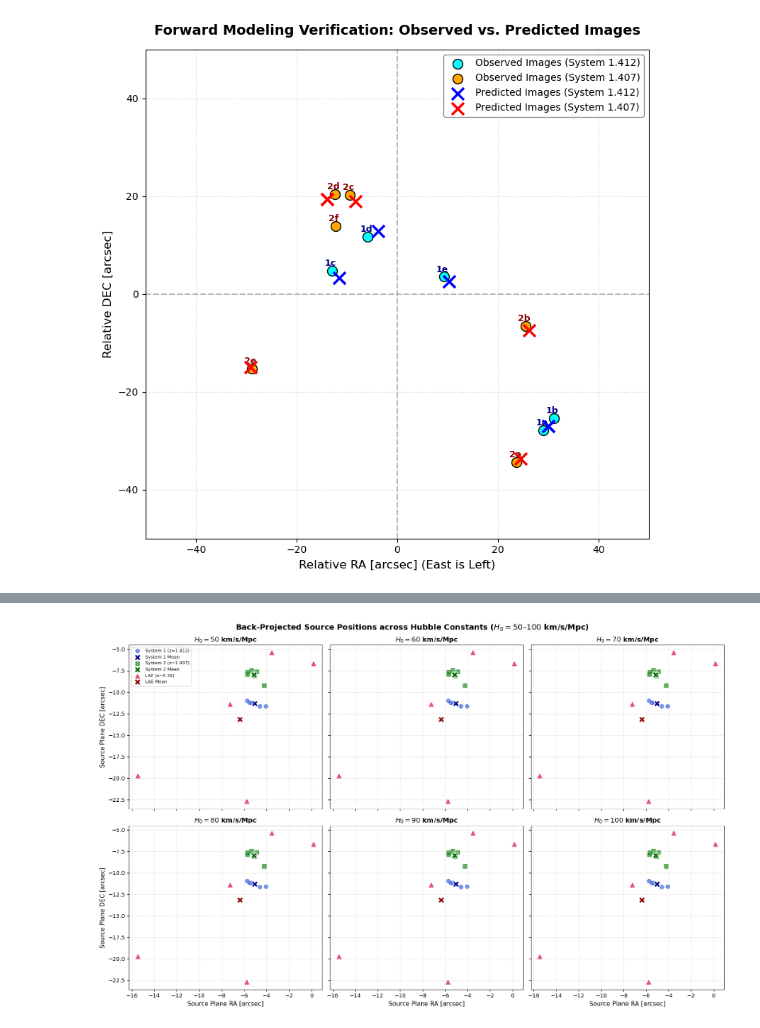
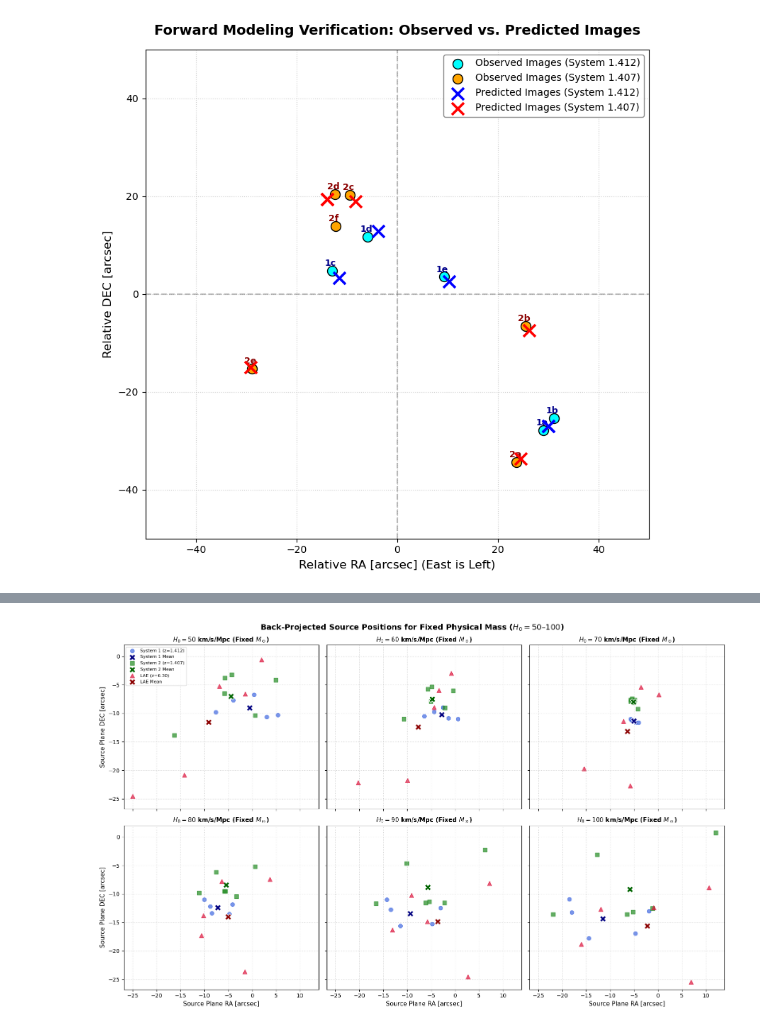
Before and after one commit to julz-tea-scl/Final-Year-Project, a Jupyter notebook: Lenstronomy Code Pipeline.ipynb, the cells around one changed output, grey strips where cells are left out. Saved outputs shown, nothing was run; the diff lists cells and outputs as text; code cells hidden in the pictures.

Commit message:
graphs

```diff
--- a/Lenstronomy Code Pipeline.ipynb
+++ b/Lenstronomy Code Pipeline.ipynb
@@ -542,6 +524,6 @@ Minimum Total Source Plane Variance:   379.74938 arcsec²
 # %%
 # ===========================================================================
-# 11. BACK-PROJECTED SOURCE POSITIONS FOR H0 FROM 50 TO 100 km/s/Mpc
+# BACK-PROJECTED SOURCE POSITIONS (FIXED PHYSICAL MASS SCALE)
 # ===========================================================================
 import os
 import numpy as np
@@ -550,11 +532,22 @@ import matplotlib.pyplot as plt
 from astropy.cosmology import FlatLambdaCDM
 from lenstronomy.LensModel.lens_model import LensModel
 
-# Retrieve optimized mass model parameters
-kwargs_lens = get_kwargs_lens(res_opt.x)
+def get_scaled_kwargs_lens(opt_params, h0_val, h0_fiducial=70.0):
+    """Scales angular deflections (alpha_Rs, k_eff) to preserve physical mass M_sun."""
+    scale_factor = h0_val / h0_fiducial
+    kwargs_base = get_kwargs_lens(opt_params)
+    kwargs_scaled = []
+    for kw in kwargs_base:
+        kw_s = kw.copy()
+        if 'alpha_Rs' in kw_s:
+            kw_s['alpha_Rs'] *= scale_factor
+        if 'k_eff' in kw_s:
+            kw_s['k_eff'] *= scale_factor
+        kwargs_scaled.append(kw_s)
+    return kwargs_scaled
 
 # ---------------------------------------------------------------------------
-# APPROACH 1: 2x3 Subplot Grid comparing Source Positions at H0 = 50, 60, 70, 80, 90, 100
+# APPROACH 1: 2x3 Subplot Grid (H0 = 50, 60, 70, 80, 90, 100)
 # ---------------------------------------------------------------------------
 h0_samples = [50, 60, 70, 80, 90, 100]
 
@@ -563,31 +556,29 @@ axes = axes.flatten()
 
 for idx, h0_val in enumerate(h0_samples):
     ax = axes[idx]
-
-    # Set cosmology with candidate H0
     trial_cosmo = FlatLambdaCDM(H0=h0_val, Om0=0.3, Ob0=0.05)
 
-    # Initialize multi-plane LensModels
+    # Scale lens model to keep physical mass fixed
+    kwargs_lens_scaled = get_scaled_kwargs_lens(res_opt.x, h0_val)
+
     lm_s1 = LensModel(lens_model_list=lens_model_list, lens_redshift_list=lens_redshift_list, multi_plane=True, z_source=1.412, cosmo=trial_cosmo)
     lm_s2 = LensModel(lens_model_list=lens_model_list, lens_redshift_list=lens_redshift_list, multi_plane=True, z_source=1.407, cosmo=trial_cosmo)
     lm_lae = LensModel(lens_model_list=lens_model_list, lens_redshift_list=lens_redshift_list, multi_plane=True, z_source=z_lae, cosmo=trial_cosmo)
 
-    # Ray-shoot observed image points to source plane
-    s1_ra, s1_dec = lm_s1.ray_shooting(x_img1, y_img1, kwargs_lens)
-    s2_ra, s2_dec = lm_s2.ray_shooting(x_img2, y_img2, kwargs_lens)
-    lae_ra, lae_dec = lm_lae.ray_shooting(x_lae, y_lae, kwargs_lens)
+    s1_ra, s1_dec = lm_s1.ray_shooting(x_img1, y_img1, kwargs_lens_scaled)
+    s2_ra, s2_dec = lm_s2.ray_shooting(x_img2, y_img2, kwargs_lens_scaled)
+    lae_ra, lae_dec = lm_lae.ray_shooting(x_lae, y_lae, kwargs_lens_scaled)
 
-    # Scatter plot individual back-projected rays
     ax.scatter(s1_ra, s1_dec, color='royalblue', marker='o', s=50, alpha=0.7, label='System 1 (z=1.412)')
-    ax.scatter(np.mean(s1_ra), np.mean(s1_dec), color='navy', marker='X', s=130, edgecolor='white', linewidth=1.2, label='System 1 Mean')
+    ax.scatter(np.mean(s1_ra), np.mean(s1_dec), color='navy', marker='X', s=130, edgecolor='white', label='System 1 Mean')
 
     ax.scatter(s2_ra, s2_dec, color='forestgreen', marker='s', s=50, alpha=0.7, label='System 2 (z=1.407)')
-    ax.scatter(np.mean(s2_ra), np.mean(s2_dec), color='darkgreen', marker='X', s=130, edgecolor='white', linewidth=1.2, label='System 2 Mean')
+    ax.scatter(np.mean(s2_ra), np.mean(s2_dec), color='darkgreen', marker='X', s=130, edgecolor='white', label='System 2 Mean')
 
     ax.scatter(lae_ra, lae_dec, color='crimson', marker='^', s=60, alpha=0.7, label=f'LAE (z={z_lae:.2f})')
-    ax.scatter(np.mean(lae_ra), np.mean(lae_dec), color='darkred', marker='X', s=130, edgecolor='white', linewidth=1.2, label='LAE Mean')
+    ax.scatter(np.mean(lae_ra), np.mean(lae_dec), color='darkred', marker='X', s=130, edgecolor='white', label='LAE Mean')
 
-    ax.set_title(f'$H_0 = {h0_val}$ km/s/Mpc', fontsize=12, fontweight='bold')
+    ax.set_title(f'$H_0 = {h0_val}$ km/s/Mpc (Fixed $M_\\odot$)', fontsize=11, fontweight='bold')
     ax.grid(True, linestyle=':', alpha=0.6)
 
     if idx % 3 == 0:
@@ -597,28 +588,28 @@ for idx, h0_val in enumerate(h0_samples):
     if idx == 0:
         ax.legend(loc='best', fontsize=8)
 
-plt.suptitle('Back-Projected Source Positions across Hubble Constants ($H_0 = 50–100$ km/s/Mpc)', fontsize=14, fontweight='bold', y=0.98)
+plt.suptitle('Back-Projected Source Positions for Fixed Physical Mass ($H_0 = 50–100$)', fontsize=14, fontweight='bold', y=0.98)
 plt.tight_layout()
-plt.savefig('source_positions_grid_h0.png', dpi=300)
+plt.savefig('source_positions_grid_h0_fixed_mass.png', dpi=300)
 plt.show()
 
 # ---------------------------------------------------------------------------
-# APPROACH 2: Continuous Source Centroid Drift Map (H0 = 50 to 100 in steps of 1)
+# APPROACH 2: Source Centroid Drift Map (H0 = 50 to 100 in steps of 1)
 # ---------------------------------------------------------------------------
-h0_range = np.arange(50, 101, 1)  # Integer values 50, 51, ..., 100
-
+h0_range = np.arange(50, 101, 1)
 mean_s1_list, mean_s2_list, mean_lae_list = [], [], []
 
 for h0_val in h0_range:
     trial_cosmo = FlatLambdaCDM(H0=h0_val, Om0=0.3, Ob0=0.05)
+    kwargs_lens_scaled = get_scaled_kwargs_lens(res_opt.x, h0_val)
 
     lm_s1 = LensModel(lens_model_list=lens_model_list, lens_redshift_list=lens_redshift_list, multi_plane=True, z_source=1.412, cosmo=trial_cosmo)
     lm_s2 = LensModel(lens_model_list=lens_model_list, lens_redshift_list=lens_redshift_list, multi_plane=True, z_source=1.407, cosmo=trial_cosmo)
     lm_lae = LensModel(lens_model_list=lens_model_list, lens_redshift_list=lens_redshift_list, multi_plane=True, z_source=z_lae, cosmo=trial_cosmo)
 
-    s1_ra, s1_dec = lm_s1.ray_shooting(x_img1, y_img1, kwargs_lens)
-    s2_ra, s2_dec = lm_s2.ray_shooting(x_img2, y_img2, kwargs_lens)
-    lae_ra, lae_dec = lm_lae.ray_shooting(x_lae, y_lae, kwargs_lens)
+    s1_ra, s1_dec = lm_s1.ray_shooting(x_img1, y_img1, kwargs_lens_scaled)
+    s2_ra, s2_dec = lm_s2.ray_shooting(x_img2, y_img2, kwargs_lens_scaled)
+    lae_ra, lae_dec = lm_lae.ray_shooting(x_lae, y_lae, kwargs_lens_scaled)
 
     mean_s1_list.append([np.mean(s1_ra), np.mean(s1_dec)])
     mean_s2_list.append([np.mean(s2_ra), np.mean(s2_dec)])
@@ -637,50 +628,51 @@ cbar = plt.colorbar(sc1)
 cbar.set_label('Hubble Constant $H_0$ [km/s/Mpc]', fontsize=11)
 plt.xlabel('Reconstructed Source RA [arcsec]', fontsize=12)
 plt.ylabel('Reconstructed Source DEC [arcsec]', fontsize=12)
-plt.title('Centroid Drift of Reconstructed Sources ($H_0 = 50 \longrightarrow 100$)', fontsize=13, fontweight='bold')
+plt.title('Centroid Drift for Fixed Physical Mass Model ($H_0 = 50 \longrightarrow 100$)', fontsize=13, fontweight='bold')
 plt.grid(True, linestyle=':', alpha=0.6)
 plt.legend(fontsize=11)
 plt.tight_layout()
-plt.savefig('source_center_drift_vs_h0.png', dpi=300)
+plt.savefig('source_center_drift_vs_h0_fixed_mass.png', dpi=300)
 plt.show()
 
 # ---------------------------------------------------------------------------
-# APPROACH 3: Export 51 Individual Plots (One per integer H0 value from 50 to 100)
+# APPROACH 3: Export 51 Individual Plots (H0 = 50 to 100)
 # ---------------------------------------------------------------------------
-output_dir = "h0_source_plots"
+output_dir = "h0_fixed_mass_source_plots"
 os.makedirs(output_dir, exist_ok=True)
 
 for h0_val in h0_range:
     trial_cosmo = FlatLambdaCDM(H0=h0_val, Om0=0.3, Ob0=0.05)
+    kwargs_lens_scaled = get_scaled_kwargs_lens(res_opt.x, h0_val)
 
     lm_s1 = LensModel(lens_model_list=lens_model_list, lens_redshift_list=lens_redshift_list, multi_plane=True, z_source=1.412, cosmo=trial_cosmo)
     lm_s2 = LensModel(lens_model_list=lens_model_list, lens_redshift_list=lens_redshift_list, multi_plane=True, z_source=1.407, cosmo=trial_cosmo)
     lm_lae = LensModel(lens_model_list=lens_model_list, lens_redshift_list=lens_redshift_list, multi_plane=True, z_source=z_lae, cosmo=trial_cosmo)
 
-    s1_ra, s1_dec = lm_s1.ray_shooting(x_img1, y_img1, kwargs_lens)
-    s2_ra, s2_dec = lm_s2.ray_shooting(x_img2, y_img2, kwargs_lens)
-    lae_ra, lae_dec = lm_lae.ray_shooting(x_lae, y_lae, kwargs_lens)
+    s1_ra, s1_dec = lm_s1.ray_shooting(x_img1, y_img1, kwargs_lens_scaled)
+    s2_ra, s2_dec = lm_s2.ray_shooting(x_img2, y_img2, kwargs_lens_scaled)
+    lae_ra, lae_dec = lm_lae.ray_shooting(x_lae, y_lae, kwargs_lens_scaled)
 
     plt.figure(figsize=(7, 6))
     plt.scatter(s1_ra, s1_dec, color='royalblue', s=40, label='System 1 (z=1.412)')
     plt.scatter(np.mean(s1_ra), np.mean(s1_dec), color='navy', marker='X', s=120, label='System 1 Mean')
 
     plt.scatter(s2_ra, s2_dec, color='forestgreen', s=40, label='System 2 (z=1.407)')
     plt.scatter(np.mean(s2_ra), np.mean(s2_dec), color='darkgreen', marker='X', s=120, label='System 2 Mean')
 
     plt.scatter(lae_ra, lae_dec, color='crimson', s=50, label=f'LAE (z={z_lae:.2f})')
     plt.scatter(np.mean(lae_ra), np.mean(lae_dec), color='darkred', marker='X', s=120, label='LAE Mean')
 
     plt.xlabel('Source Plane RA [arcsec]', fontsize=11)
     plt.ylabel('Source Plane DEC [arcsec]', fontsize=11)
-    plt.title(f'Back-Projected Source Positions at $H_0 = {h0_val}$ km/s/Mpc', fontsize=12, fontweight='bold')
+    plt.title(f'Source Positions at $H_0 = {h0_val}$ km/s/Mpc (Fixed $M_\\odot$)', fontsize=12, fontweight='bold')
     plt.grid(True, linestyle=':', alpha=0.6)
     plt.legend(loc='best', fontsize=9)
     plt.tight_layout()
 
-    plt.savefig(os.path.join(output_dir, f'source_pos_H0_{h0_val}.png'), dpi=150)
+    plt.savefig(os.path.join(output_dir, f'source_pos_fixed_mass_H0_{h0_val}.png'), dpi=150)
     plt.close()
 
-print(f"Successfully generated 51 individual source plane plots in folder: '{output_dir}/'")
+print(f"Generated 51 updated plots with fixed physical mass in: '{output_dir}/'")
 # %% [output]
-[figure, old version]
+[figure, new version]
```
Also changed, not shown: parts of 2 cells of this notebook, 55 other files.
